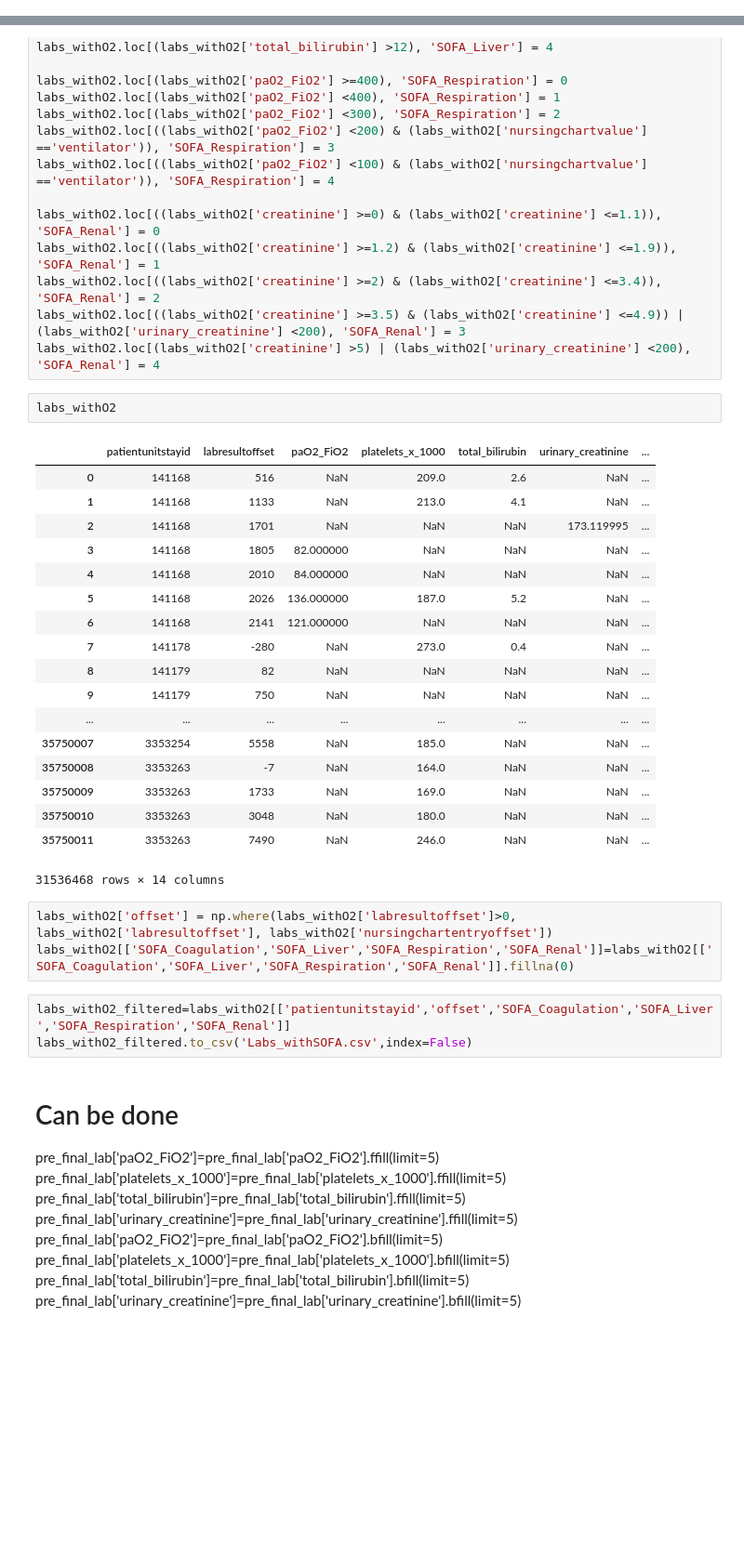
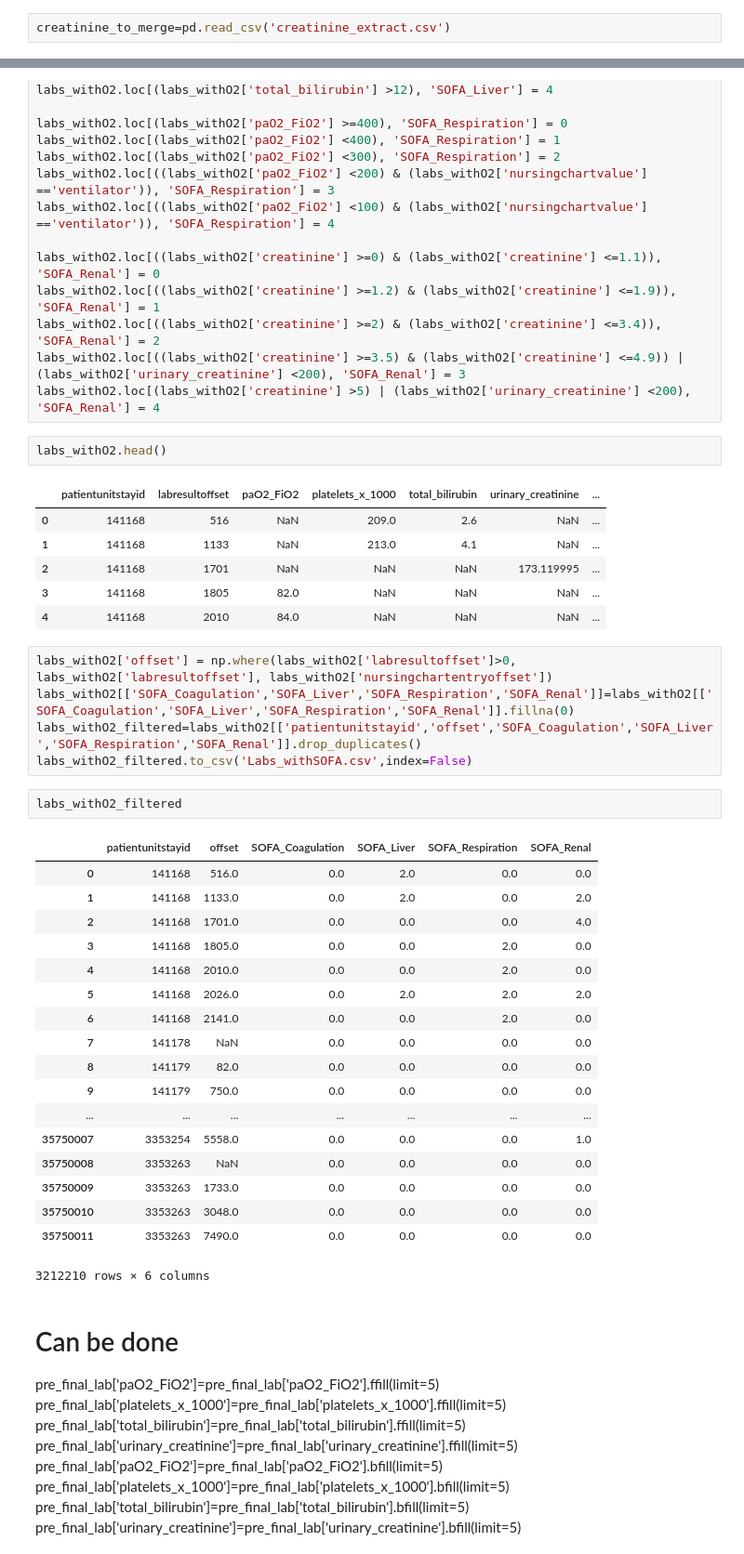
Before and after one commit to Ronet05/GSoC-CBMI-eICU, a Jupyter notebook: Labs ready.ipynb, the cells around one changed output, grey strips where cells are left out. Shown: that part at 93% size. Drawn from its saved outputs; the diff is of its cells as text; blank space fills up the shorter version.

Commit message:
Table for onset calculations ready

```diff
--- a/Labs ready.ipynb
+++ b/Labs ready.ipynb
@@ -97,6 +97,8 @@ creatinine_to_merge.loc[creatinine_to_merge['labname'].str.startswith('creatinin
 creatinine_to_merge=creatinine_to_merge.loc[creatinine_to_merge['labname'].str.startswith('creatinine')]
 creatinine_to_merge=creatinine_to_merge[['patientunitstayid','labresultoffset','creatinine']]
 creatinine_to_merge.to_csv("creatinine_extract.csv",index=False)
+# %%
+creatinine_to_merge=pd.read_csv('creatinine_extract.csv')
 # %%
 labswithcreatinine=pd.merge(pre_final_lab,creatinine_to_merge,on=['patientunitstayid','labresultoffset'],how='outer')
 labswithcreatinine=labswithcreatinine.groupby(['patientunitstayid','labresultoffset'],as_index=False).max()
@@ -186,32 +186,40 @@ labs_withO2.loc[((labs_withO2['creatinine'] >=2) & (labs_withO2['creatinine'] <=
 labs_withO2.loc[((labs_withO2['creatinine'] >=3.5) & (labs_withO2['creatinine'] <=4.9)) | (labs_withO2['urinary_creatinine'] <200), 'SOFA_Renal'] = 3
 labs_withO2.loc[(labs_withO2['creatinine'] >5) | (labs_withO2['urinary_creatinine'] <200), 'SOFA_Renal'] = 4
 # %%
-labs_withO2
+labs_withO2.head()
 # %% [output]
 |  | patientunitstayid | labresultoffset | paO2_FiO2 | platelets_x_1000 | total_bilirubin | urinary_creatinine | ... |
 | 0 | 141168 | 516 | NaN | 209.0 | 2.6 | NaN | ... |
 | 1 | 141168 | 1133 | NaN | 213.0 | 4.1 | NaN | ... |
 | 2 | 141168 | 1701 | NaN | NaN | NaN | 173.119995 | ... |
-| 3 | 141168 | 1805 | 82.000000 | NaN | NaN | NaN | ... |
-| 4 | 141168 | 2010 | 84.000000 | NaN | NaN | NaN | ... |
-| 5 | 141168 | 2026 | 136.000000 | 187.0 | 5.2 | NaN | ... |
-| 6 | 141168 | 2141 | 121.000000 | NaN | NaN | NaN | ... |
-| 7 | 141178 | -280 | NaN | 273.0 | 0.4 | NaN | ... |
-| 8 | 141179 | 82 | NaN | NaN | NaN | NaN | ... |
-| 9 | 141179 | 750 | NaN | NaN | NaN | NaN | ... |
-| ... | ... | ... | ... | ... | ... | ... | ... |
-| 35750007 | 3353254 | 5558 | NaN | 185.0 | NaN | NaN | ... |
-| 35750008 | 3353263 | -7 | NaN | 164.0 | NaN | NaN | ... |
-| 35750009 | 3353263 | 1733 | NaN | 169.0 | NaN | NaN | ... |
-| 35750010 | 3353263 | 3048 | NaN | 180.0 | NaN | NaN | ... |
-| 35750011 | 3353263 | 7490 | NaN | 246.0 | NaN | NaN | ... |
+| 3 | 141168 | 1805 | 82.0 | NaN | NaN | NaN | ... |
+| 4 | 141168 | 2010 | 84.0 | NaN | NaN | NaN | ... |
-31536468 rows × 14 columns
 # %%
 labs_withO2['offset'] = np.where(labs_withO2['labresultoffset']>0, labs_withO2['labresultoffset'], labs_withO2['nursingchartentryoffset'])
 labs_withO2[['SOFA_Coagulation','SOFA_Liver','SOFA_Respiration','SOFA_Renal']]=labs_withO2[['SOFA_Coagulation','SOFA_Liver','SOFA_Respiration','SOFA_Renal']].fillna(0)
+labs_withO2_filtered=labs_withO2[['patientunitstayid','offset','SOFA_Coagulation','SOFA_Liver','SOFA_Respiration','SOFA_Renal']].drop_duplicates()
+labs_withO2_filtered.to_csv('Labs_withSOFA.csv',index=False)
-# %%
-labs_withO2_filtered=labs_withO2[['patientunitstayid','offset','SOFA_Coagulation','SOFA_Liver','SOFA_Respiration','SOFA_Renal']]
-labs_withO2_filtered.to_csv('Labs_withSOFA.csv',index=False)
+# %%
+labs_withO2_filtered
+# %% [output]
+|  | patientunitstayid | offset | SOFA_Coagulation | SOFA_Liver | SOFA_Respiration | SOFA_Renal |
+| 0 | 141168 | 516.0 | 0.0 | 2.0 | 0.0 | 0.0 |
+| 1 | 141168 | 1133.0 | 0.0 | 2.0 | 0.0 | 2.0 |
+| 2 | 141168 | 1701.0 | 0.0 | 0.0 | 0.0 | 4.0 |
+| 3 | 141168 | 1805.0 | 0.0 | 0.0 | 2.0 | 0.0 |
+| 4 | 141168 | 2010.0 | 0.0 | 0.0 | 2.0 | 0.0 |
+| 5 | 141168 | 2026.0 | 0.0 | 2.0 | 2.0 | 2.0 |
+| 6 | 141168 | 2141.0 | 0.0 | 0.0 | 2.0 | 0.0 |
+| 7 | 141178 | NaN | 0.0 | 0.0 | 0.0 | 0.0 |
+| 8 | 141179 | 82.0 | 0.0 | 0.0 | 0.0 | 0.0 |
+| 9 | 141179 | 750.0 | 0.0 | 0.0 | 0.0 | 0.0 |
+| ... | ... | ... | ... | ... | ... | ... |
+| 35750007 | 3353254 | 5558.0 | 0.0 | 0.0 | 0.0 | 1.0 |
+| 35750008 | 3353263 | NaN | 0.0 | 0.0 | 0.0 | 0.0 |
+| 35750009 | 3353263 | 1733.0 | 0.0 | 0.0 | 0.0 | 0.0 |
+| 35750010 | 3353263 | 3048.0 | 0.0 | 0.0 | 0.0 | 0.0 |
+| 35750011 | 3353263 | 7490.0 | 0.0 | 0.0 | 0.0 | 0.0 |
+3212210 rows × 6 columns
 # %% [markdown]
 <h1>Can be done</h1>
 pre_final_lab['paO2_FiO2']=pre_final_lab['paO2_FiO2'].ffill(limit=5)
```
Also changed, not shown: parts of 1 cell of this notebook, 1 other file.
